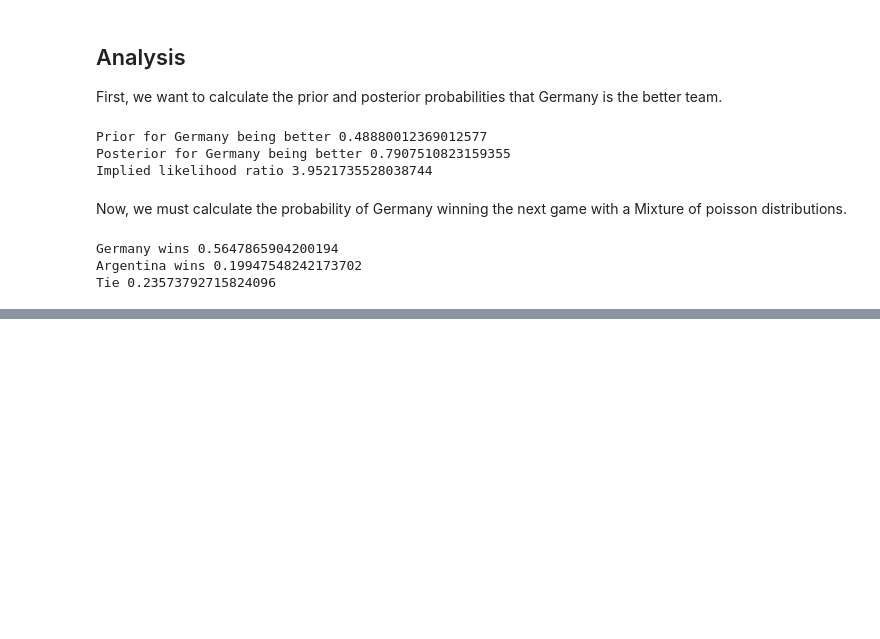
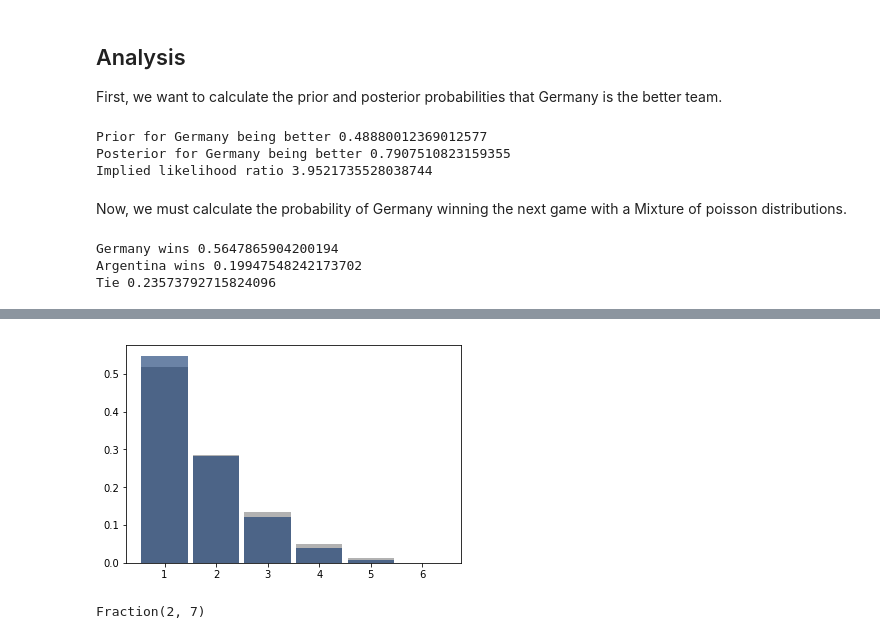
Before and after one commit to HALtheWise/ThinkBayes2, a Jupyter notebook: examples/homework3.ipynb, the cells around one changed output, grey strips where cells are left out. Saved outputs shown, nothing was run; the diff lists cells and outputs as text; code cells hidden in the pictures; blank space fills up the shorter version.

```diff
--- a/examples/homework3.ipynb
+++ b/examples/homework3.ipynb
@@ -322,0 +378,12 @@ Tie 0.23573792715824096
+# %%
+thinkplot.Hist(PmfMap(MakeJointMany(*[dice]*4),min), color='grey')
+
+condmin = PmfMap(PmfFilter(rolls, lambda x: max(x)==6), min)
+
+thinkplot.Hist(condmin)
+# %% [output]
+[figure, added]
+# %%
+Fraction(condmin[2]).limit_denominator()
+# %% [output]
+Fraction(2, 7)
```
Also changed, not shown: parts of 9 cells of this notebook.
